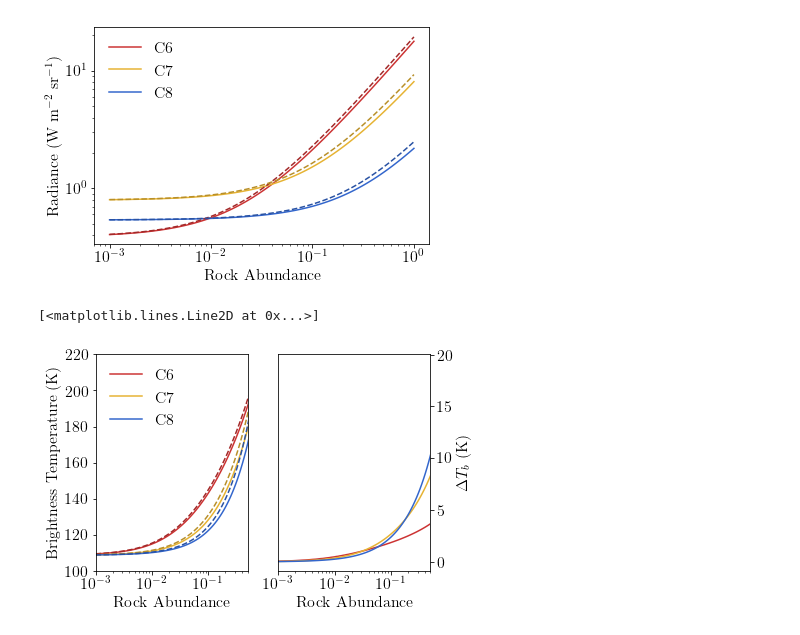
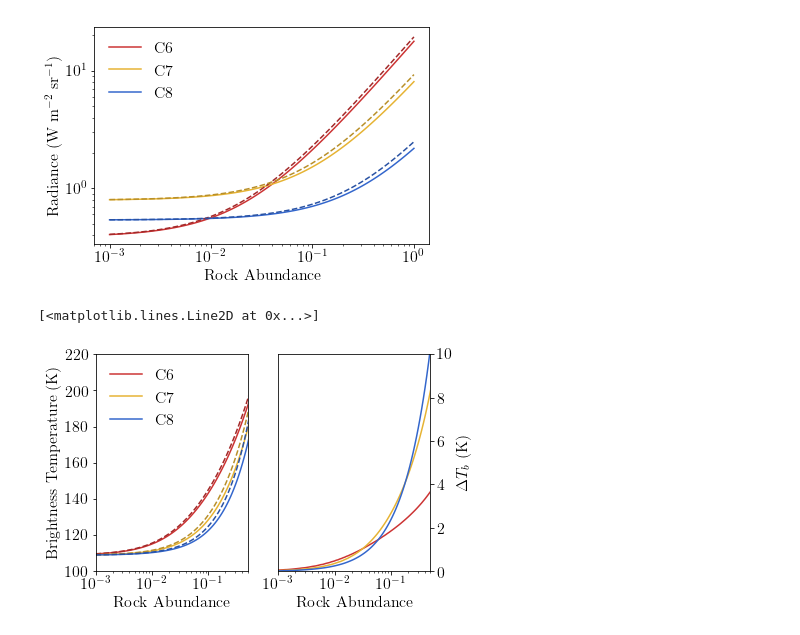
Before and after one commit to phayne/moon, a Jupyter notebook: Rock-Regolith-Temperatures.ipynb, the cells around one changed output. Saved outputs shown, nothing was run; the diff lists cells and outputs as text; code cells hidden in the pictures.

```diff
--- a/Rock-Regolith-Temperatures.ipynb
+++ b/Rock-Regolith-Temperatures.ipynb
@@ -451,31 +451,32 @@ plt.legend(frameon=False, fontsize=16)
 tb6s = pr.radiance_to_tb(f6[:,1],f6[:,0]*1e-6, rad_s_6)
 tb7s = pr.radiance_to_tb(f7[:,1],f7[:,0]*1e-6, rad_s_7)
 tb8s = pr.radiance_to_tb(f8[:,1],f8[:,0]*1e-6, rad_s_8)
 tb6h = pr.radiance_to_tb(f6[:,1],f6[:,0]*1e-6, rad_h_6)
 tb7h = pr.radiance_to_tb(f7[:,1],f7[:,0]*1e-6, rad_h_7)
 tb8h = pr.radiance_to_tb(f8[:,1],f8[:,0]*1e-6, rad_h_8)
 # Plot results
 plt.subplot(121)
 plt.semilogx(CArr, tb6s, color=c1, label='C6')
 plt.semilogx(CArr, tb7s, color=c2, label='C7')
 plt.semilogx(CArr, tb8s, color=c3, label='C8')
 plt.semilogx(CArr, tb6h, color=c1*0.8, linestyle='--')
 plt.semilogx(CArr, tb7h, color=c2*0.8, linestyle='--')
 plt.semilogx(CArr, tb8h, color=c3*0.8, linestyle='--')
 plt.xlim([1e-3,0.5])
 plt.ylim([100,220])
 plt.xlabel('Rock Abundance')
 plt.ylabel('Brightness Temperature (K)')
 plt.legend(frameon=False, fontsize=16)
 ax2 = plt.subplot(122)
 ax2.yaxis.tick_right()
 ax2.yaxis.set_label_position('right')
 plt.xlim([1e-3,0.5])
+plt.ylim([0,10])
 plt.xlabel('Rock Abundance')
 plt.ylabel('$\Delta T_b$ (K)')
 plt.semilogx(CArr, tb6h-tb6s, color=c1, label='C6')
 plt.semilogx(CArr, tb7h-tb7s, color=c2, label='C7')
 plt.semilogx(CArr, tb8h-tb8s, color=c3, label='C8')
 # %% [output]
 [<matplotlib.lines.Line2D at 0x...>]
-[figure, old version]
+[figure, new version]
```
